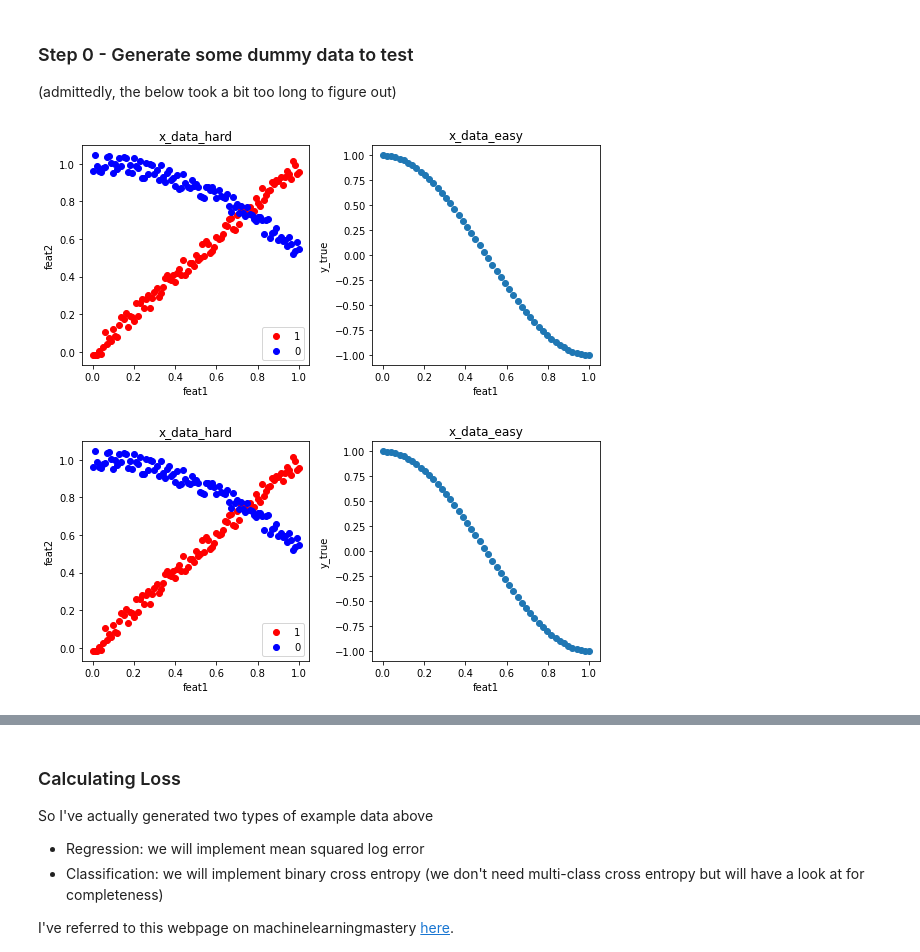
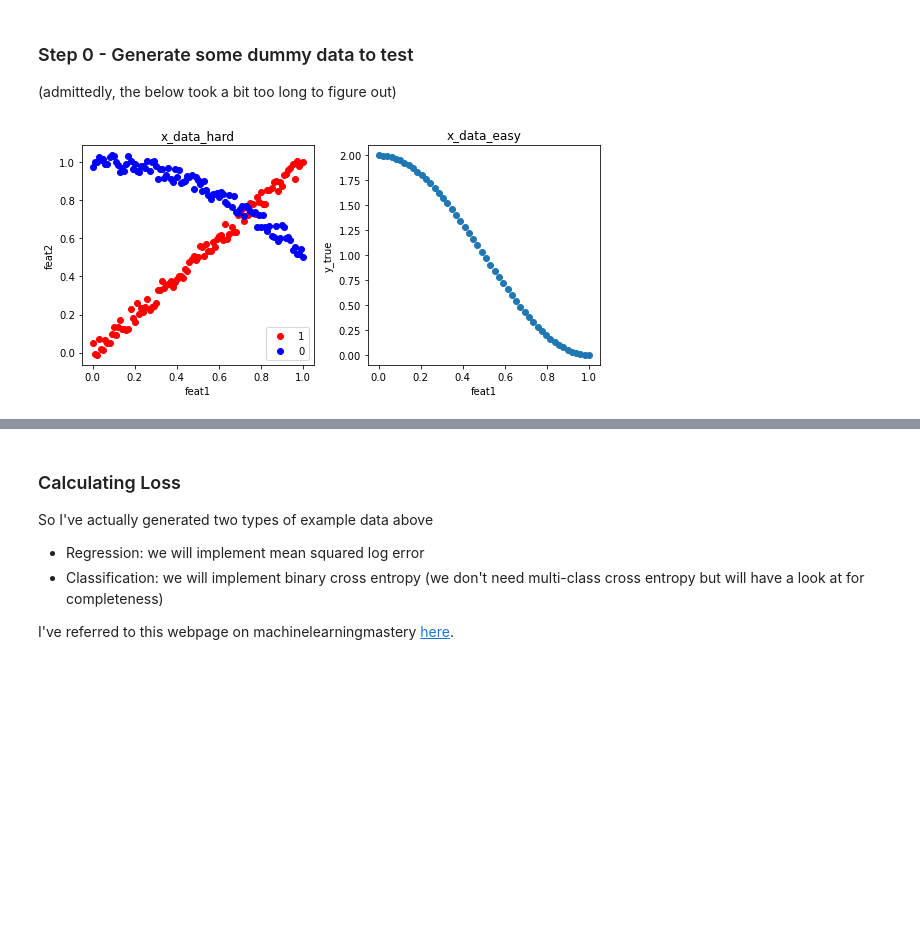
Before and after one commit to syip0005/learning_neural_nets, a Jupyter notebook: feedforward_neural_net.ipynb, the cells around one changed output, grey strips where cells are left out. Saved outputs shown, nothing was run; the diff lists cells and outputs as text; code cells hidden in the pictures; blank space fills up the shorter version.

```diff
--- a/feedforward_neural_net.ipynb
+++ b/feedforward_neural_net.ipynb
@@ -60,8 +60,11 @@ import math
 # %%
 # To do: create data_set with obvious features
 
+np.random.seed(100)
+
 # Single Record for Testing
-x_data_1 = np.random.rand(1,2) # single record with two features for testing
+x_data_1 = np.random.rand(2,2) # two record with two features for testing
+y_data_1 = np.random.rand(2,1)
 
 # Double record for Testing
 x_data_2 = np.random.rand(2,2) # two records with two features for testing
@@ -69,7 +72,7 @@ x_data_2 = np.random.rand(2,2) # two records with two features for testing
 # Create an easy dataset - one numerical input and one numerical output (actually a sin relationship)
 
 x_data_easy = np.linspace(0,1).reshape(-1,1) # cos relationship for testing
-y_data_easy = np.cos(x_data_easy*3.14)
+y_data_easy = np.cos((x_data_easy)*3.14)+1
 
 # Create a hard dataset - two inputs (feat1, feat2) and classification output (1, or 0). 1s have actually have a linear
 # relationship between feats1 and feat2 and 0s have a cosine relationship between feat1 and feat2 with a bit of
@@ -81,35 +84,34 @@ x2_data_hard_1 = np.linspace(0,1,num=101,axis=0).reshape(-1,1) + np.random.defau
 x_data_hard_cluster1 = np.hstack((x1_data_hard_1, x2_data_hard_1))
 
 x1_data_hard_2 = np.linspace(0,1,num=101,axis=0).reshape(-1,1)
 x2_data_hard_2 = np.cos(np.linspace(0,1,num=101,axis=0).reshape(-1,1)) + np.random.default_rng().uniform(-0.05,0.05,size=(101,1))
 
 x_data_hard_cluster2 = np.hstack((x1_data_hard_2, x2_data_hard_2))
 
 x_data_hard = np.vstack((x_data_hard_cluster1, x_data_hard_cluster2))
 
 y_data_hard = np.zeros(shape=(len(x_data_hard),1))
 y_data_hard[:len(x_data_hard_cluster1)] = 1
 
 # Let's have a look at just the first column of this to ensure random variables came out correctly
 
 fig, ax = plt.subplots(1, 2, figsize=(8,4))
 
 ax[0].scatter(x_data_hard[:len(x_data_hard_cluster1),0], x_data_hard[:len(x_data_hard_cluster1),1], color='red',label='1')
 ax[0].scatter(x_data_hard[len(x_data_hard_cluster1):,0], x_data_hard[len(x_data_hard_cluster1):,1], color='blue',label='0')
 ax[0].set_title('x_data_hard')
 ax[0].legend()
 ax[0].set_xlabel('feat1')
 ax[0].set_ylabel('feat2')
 ax[1].scatter(x_data_easy, y_data_easy)
 ax[1].set_title('x_data_easy')
 ax[1].set_xlabel('feat1')
 ax[1].set_ylabel('y_true')
 
 fig.tight_layout()
 plt.show()
 # %% [output]
-[figure, old version]
+[figure, new version]
-[figure, removed]
 # %% [markdown]
 ### Step 1 - Activation Functions
 
```
Also changed, not shown: parts of 18 cells of this notebook.
